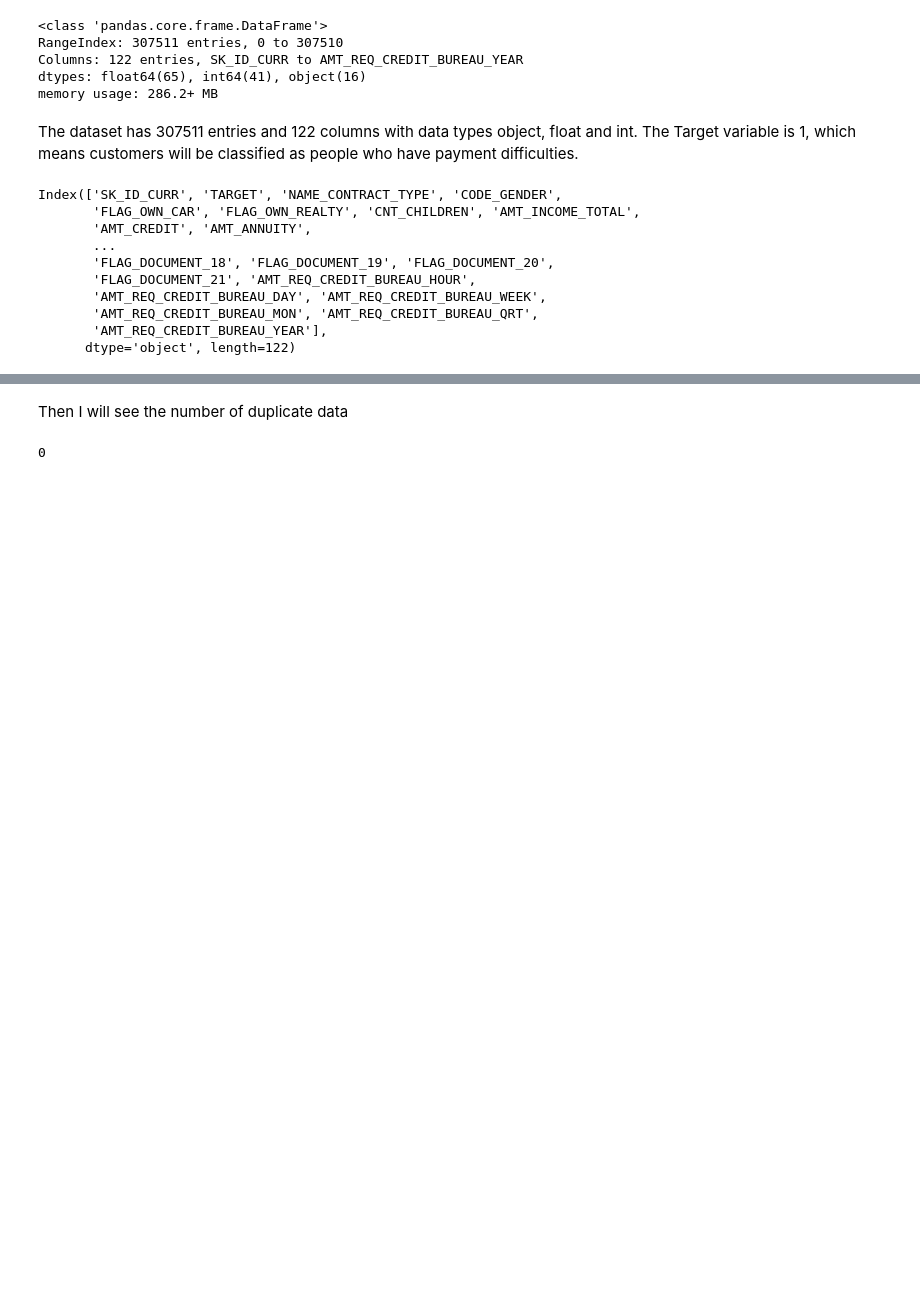
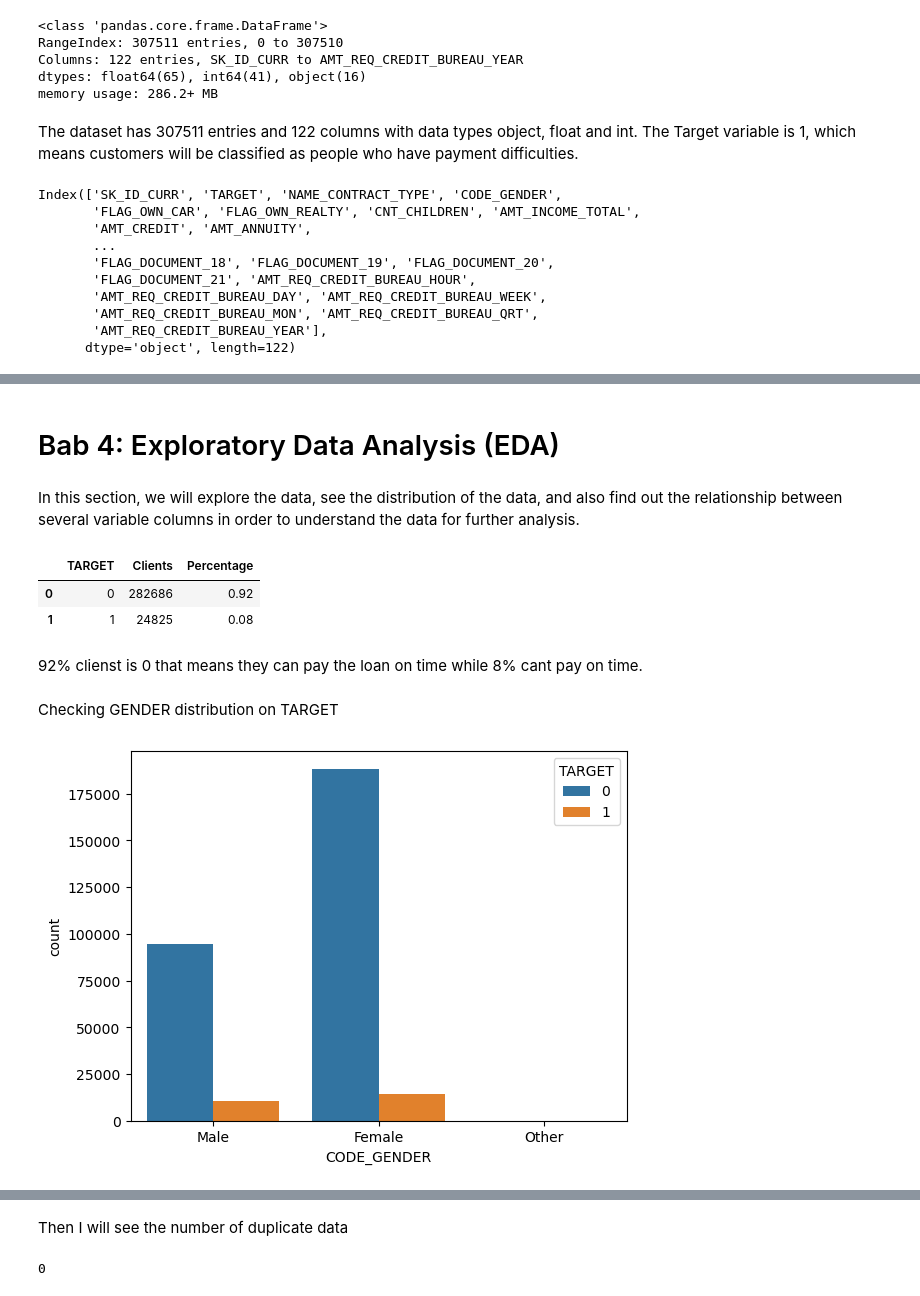
Before and after one commit to Mohdandy/Home_Credit_Rakamin, a Jupyter notebook: home_credit_dandy.ipynb, the cells around one changed output, grey strips where cells are left out. Cells and saved outputs as stored; diff of their text form; code cells hidden in the pictures; blank space fills up the shorter version.

```diff
--- a/home_credit_dandy.ipynb
+++ b/home_credit_dandy.ipynb
@@ -124,0 +125,24 @@ Length: 122, dtype: int64
+# %% [markdown]
+# Bab 4: Exploratory Data Analysis (EDA)
+# %% [markdown]
+In this section, we will explore the data, see the distribution of the data, and also find out the relationship between several variable columns in order to understand the data for further analysis.
+# %%
+total_client = df.groupby('TARGET')['CODE_GENDER'].count().reset_index()
+total_client.rename(columns = {'CODE_GENDER' : 'Clients'}, inplace=True)
+
+total_client['Percentage'] = round(total_client.Clients / total_client.Clients.sum(), 2)
+total_client
+# %% [output]
+|  | TARGET | Clients | Percentage |
+| 0 | 0 | 282686 | 0.92 |
+| 1 | 1 | 24825 | 0.08 |
+# %% [markdown]
+92% clienst is 0 that means they can pay the loan on time while 8% cant pay on time.
+# %% [markdown]
+Checking GENDER distribution on TARGET
+# %%
+
+plot = sns.countplot(x = "CODE_GENDER", data = df, hue = "TARGET")
+plot.set_xticklabels(["Male","Female","Other"]);
+# %% [output]
+[figure, added]
```
Also changed, not shown: parts of 154 cells of this notebook.
